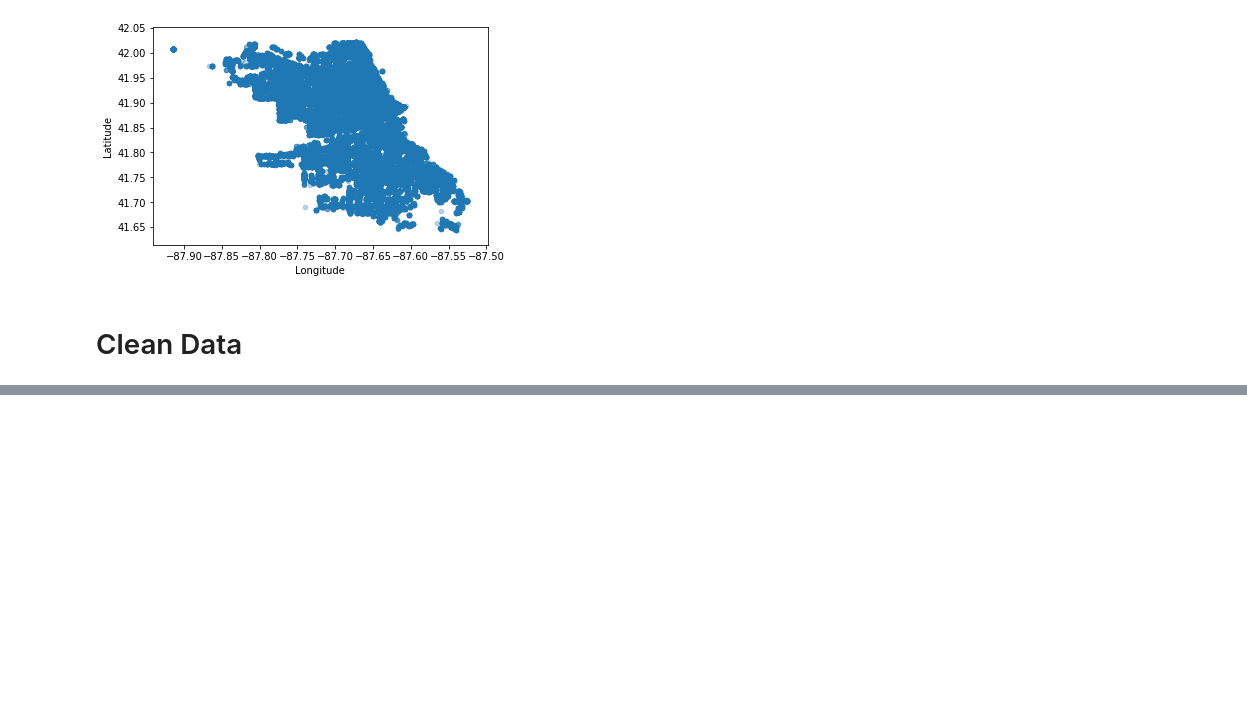
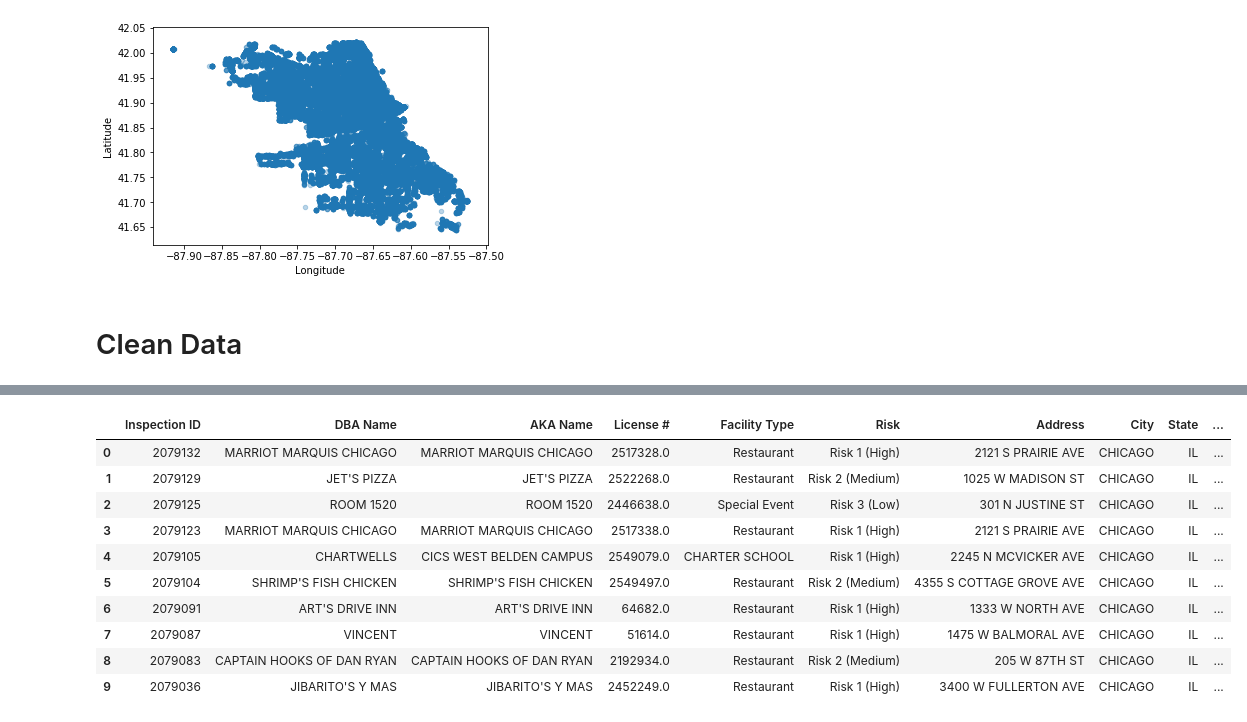
Before and after one commit to fjcamillo/Hands-On-Machine-Learning-with-Scikit-Learn-and-Tensorflow-Notes, a Jupyter notebook: Chapter 2 - Exercise.ipynb, the cells around one changed output, grey strips where cells are left out. Saved outputs shown, nothing was run; the diff lists cells and outputs as text; code cells hidden in the pictures; blank space fills up the shorter version.

Commit message:
added cleaner for licenses and -WIP- cities

```diff
--- a/Chapter 2 - Exercise.ipynb
+++ b/Chapter 2 - Exercise.ipynb
@@ -41 +45,5 @@ data.plot.scatter(x = 'Longitude', y='Latitude', alpha=0.3)
+# %%
+#Fix Licenses into ints
+data['License #'].fillna(0, inplace=True)
+data['License #'] =data['License #'].map(int)
 # %%
@@ -80,2 +52,0 @@ from functools import reduce
-# %%
-data = reduce(lambda x, y: x['r'] )
@@ -107,0 +69,14 @@ d['test']
+# %%
+data.head(10)
+# %% [output]
+|  | Inspection ID | DBA Name | AKA Name | License # | Facility Type | Risk | Address | City | State | ... |
+| 0 | 2079132 | MARRIOT MARQUIS CHICAGO | MARRIOT MARQUIS CHICAGO | 2517328.0 | Restaurant | Risk 1 (High) | 2121 S PRAIRIE AVE | CHICAGO | IL | ... |
+| 1 | 2079129 | JET'S PIZZA | JET'S PIZZA | 2522268.0 | Restaurant | Risk 2 (Medium) | 1025 W MADISON ST | CHICAGO | IL | ... |
+| 2 | 2079125 | ROOM 1520 | ROOM 1520 | 2446638.0 | Special Event | Risk 3 (Low) | 301 N JUSTINE ST | CHICAGO | IL | ... |
+| 3 | 2079123 | MARRIOT MARQUIS CHICAGO | MARRIOT MARQUIS CHICAGO | 2517338.0 | Restaurant | Risk 1 (High) | 2121 S PRAIRIE AVE | CHICAGO | IL | ... |
+| 4 | 2079105 | CHARTWELLS | CICS WEST BELDEN CAMPUS | 2549079.0 | CHARTER SCHOOL | Risk 1 (High) | 2245 N MCVICKER AVE | CHICAGO | IL | ... |
+| 5 | 2079104 | SHRIMP'S FISH CHICKEN | SHRIMP'S FISH CHICKEN | 2549497.0 | Restaurant | Risk 2 (Medium) | 4355 S COTTAGE GROVE AVE | CHICAGO | IL | ... |
+| 6 | 2079091 | ART'S DRIVE INN | ART'S DRIVE INN | 64682.0 | Restaurant | Risk 1 (High) | 1333 W NORTH AVE | CHICAGO | IL | ... |
+| 7 | 2079087 | VINCENT | VINCENT | 51614.0 | Restaurant | Risk 1 (High) | 1475 W BALMORAL AVE | CHICAGO | IL | ... |
+| 8 | 2079083 | CAPTAIN HOOKS OF DAN RYAN | CAPTAIN HOOKS OF DAN RYAN | 2192934.0 | Restaurant | Risk 2 (Medium) | 205 W 87TH ST | CHICAGO | IL | ... |
+| 9 | 2079036 | JIBARITO'S Y MAS | JIBARITO'S Y MAS | 2452249.0 | Restaurant | Risk 1 (High) | 3400 W FULLERTON AVE | CHICAGO | IL | ... |
```
Also changed, not shown: parts of 19 cells of this notebook.
